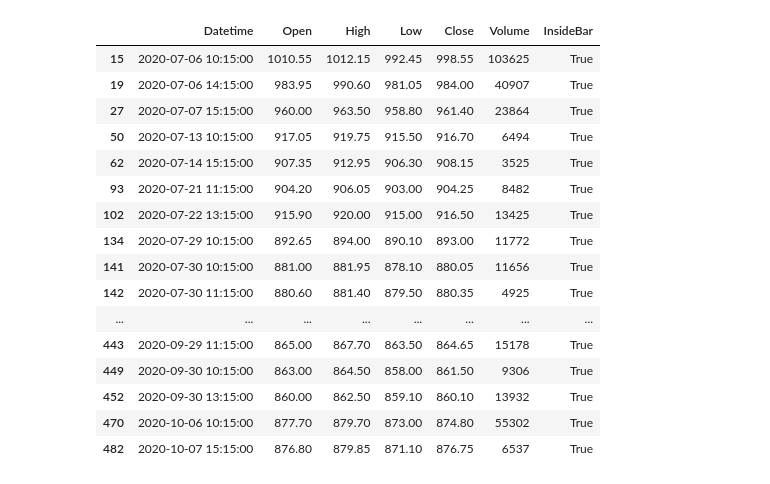
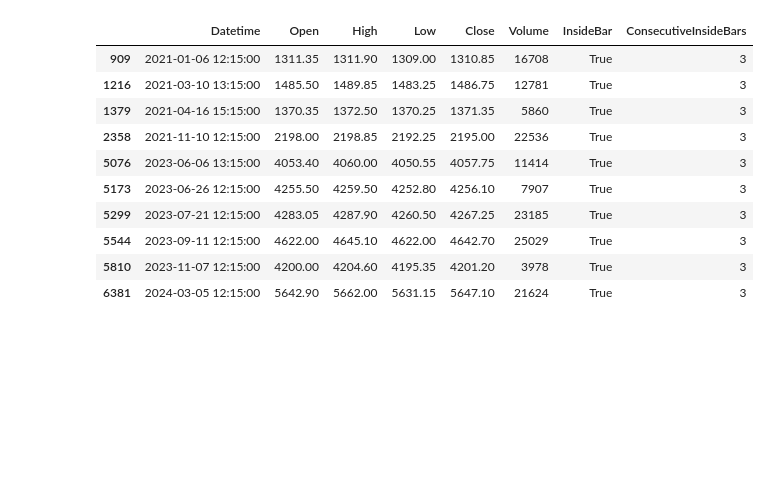
Before and after one commit to rsuganesh7/Trading_codes, a Jupyter notebook: ib1.ipynb, the cells around one changed output. Cells and saved outputs as stored; diff of their text form; code cells hidden in the pictures; blank space fills up the shorter version.

```diff
--- a/ib1.ipynb
+++ b/ib1.ipynb
@@ -18,6 +21,28 @@ def identify_inside_bars(df):
         (df[['Close', 'Open']].max(axis=1) < df[['Close', 'Open']].shift(1).max(axis=1)) &
         (df[['Close', 'Open']].min(axis=1) > df[['Close', 'Open']].shift(1).min(axis=1))
     )
+    return df
+def identify_consecutive_inside_bars(df):
+    # Initialize the InsideBar column as False
+    df['InsideBar'] = False
+
+    # Iterate through the DataFrame starting from the second row
+    for i in range(1, len(df)):
+        # Check if the current bar is an inside bar relative to the previous bar
+        if (df.iloc[i]['High'] < df.iloc[i - 1]['High']) and (df.iloc[i]['Low'] > df.iloc[i - 1]['Low']):
+            df.at[i, 'InsideBar'] = True
+
+    # Create a new column to count consecutive inside bars
+    df['ConsecutiveInsideBars'] = 0
+    consecutive_count = 0
+
+    for i in range(1, len(df)):
+        if df.at[i, 'InsideBar']:
+            consecutive_count += 1
+        else:
+            consecutive_count = 0
+        df.at[i, 'ConsecutiveInsideBars'] = consecutive_count
+
     return df
 
 def calculate_emas(df, emas):
@@ -78,30 +103,25 @@ def backtest_multiple_stocks(tickers, start_date, end_date, position_size):
 
         plot_results(backtested_data, ticker)
 
-    kpi_df = pd.DataFrame(all_kpis)
-    return kpi_df
+    return pd.DataFrame(all_kpis)
 # %%
 df = identify_inside_bars(data)
-# %%
-df[df["InsideBar"]]
-# %% [output]
-|  | Datetime | Open | High | Low | Close | Volume | InsideBar |
-| 15 | 2020-07-06 10:15:00 | 1010.55 | 1012.15 | 992.45 | 998.55 | 103625 | True |
-| 19 | 2020-07-06 14:15:00 | 983.95 | 990.60 | 981.05 | 984.00 | 40907 | True |
-| 27 | 2020-07-07 15:15:00 | 960.00 | 963.50 | 958.80 | 961.40 | 23864 | True |
-| 50 | 2020-07-13 10:15:00 | 917.05 | 919.75 | 915.50 | 916.70 | 6494 | True |
-| 62 | 2020-07-14 15:15:00 | 907.35 | 912.95 | 906.30 | 908.15 | 3525 | True |
-| 93 | 2020-07-21 11:15:00 | 904.20 | 906.05 | 903.00 | 904.25 | 8482 | True |
-| 102 | 2020-07-22 13:15:00 | 915.90 | 920.00 | 915.00 | 916.50 | 13425 | True |
-| 134 | 2020-07-29 10:15:00 | 892.65 | 894.00 | 890.10 | 893.00 | 11772 | True |
-| 141 | 2020-07-30 10:15:00 | 881.00 | 881.95 | 878.10 | 880.05 | 11656 | True |
-| 142 | 2020-07-30 11:15:00 | 880.60 | 881.40 | 879.50 | 880.35 | 4925 | True |
-| ... | ... | ... | ... | ... | ... | ... | ... |
-| 443 | 2020-09-29 11:15:00 | 865.00 | 867.70 | 863.50 | 864.65 | 15178 | True |
-| 449 | 2020-09-30 10:15:00 | 863.00 | 864.50 | 858.00 | 861.50 | 9306 | True |
-| 452 | 2020-09-30 13:15:00 | 860.00 | 862.50 | 859.10 | 860.10 | 13932 | True |
-| 470 | 2020-10-06 10:15:00 | 877.70 | 879.70 | 873.00 | 874.80 | 55302 | True |
-| 482 | 2020-10-07 15:15:00 | 876.80 | 879.85 | 871.10 | 876.75 | 6537 | True |
+# %%
+consecutive_inside_bars_df = identify_consecutive_inside_bars(data)
+# %%
+consecutive_inside_bars_df[consecutive_inside_bars_df['ConsecutiveInsideBars'] > 2]
+# %% [output]
+|  | Datetime | Open | High | Low | Close | Volume | InsideBar | ConsecutiveInsideBars |
+| 909 | 2021-01-06 12:15:00 | 1311.35 | 1311.90 | 1309.00 | 1310.85 | 16708 | True | 3 |
+| 1216 | 2021-03-10 13:15:00 | 1485.50 | 1489.85 | 1483.25 | 1486.75 | 12781 | True | 3 |
+| 1379 | 2021-04-16 15:15:00 | 1370.35 | 1372.50 | 1370.25 | 1371.35 | 5860 | True | 3 |
+| 2358 | 2021-11-10 12:15:00 | 2198.00 | 2198.85 | 2192.25 | 2195.00 | 22536 | True | 3 |
+| 5076 | 2023-06-06 13:15:00 | 4053.40 | 4060.00 | 4050.55 | 4057.75 | 11414 | True | 3 |
+| 5173 | 2023-06-26 12:15:00 | 4255.50 | 4259.50 | 4252.80 | 4256.10 | 7907 | True | 3 |
+| 5299 | 2023-07-21 12:15:00 | 4283.05 | 4287.90 | 4260.50 | 4267.25 | 23185 | True | 3 |
+| 5544 | 2023-09-11 12:15:00 | 4622.00 | 4645.10 | 4622.00 | 4642.70 | 25029 | True | 3 |
+| 5810 | 2023-11-07 12:15:00 | 4200.00 | 4204.60 | 4195.35 | 4201.20 | 3978 | True | 3 |
+| 6381 | 2024-03-05 12:15:00 | 5642.90 | 5662.00 | 5631.15 | 5647.10 | 21624 | True | 3 |
 # %%
 data.iloc[0]
 # %% [output]
```
Also changed, not shown: parts of 9 cells of this notebook, 1 other file.
